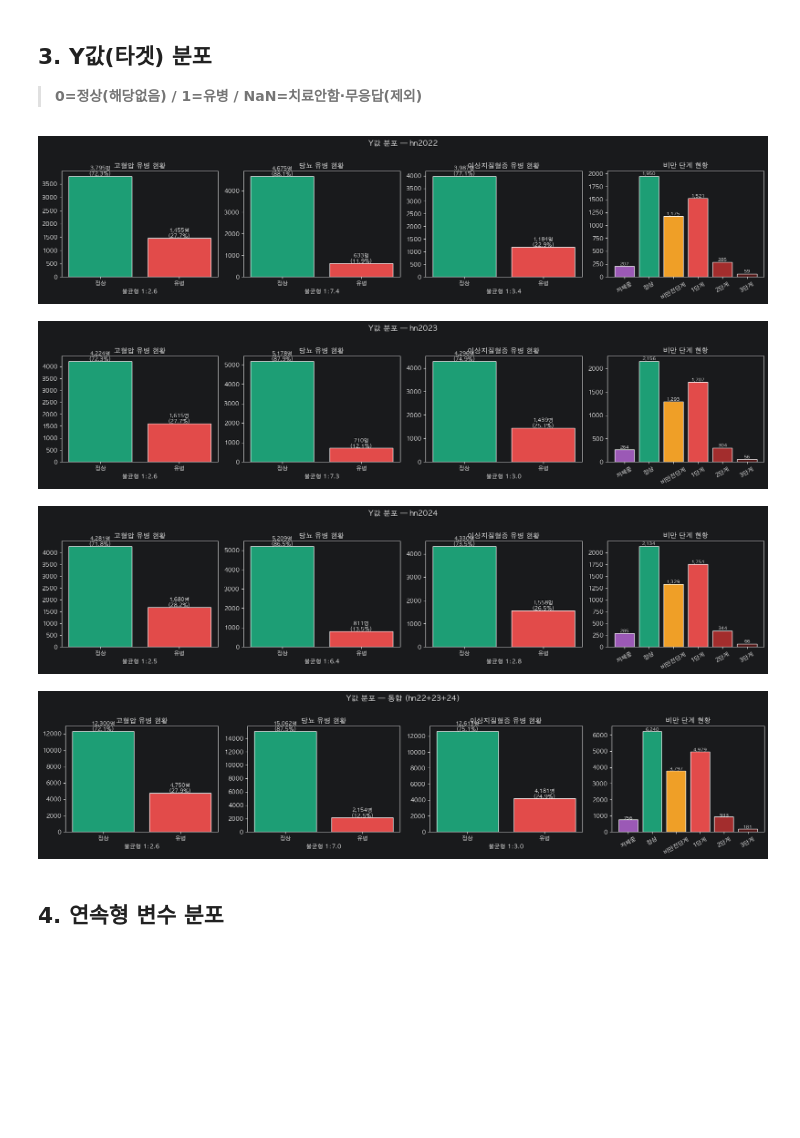
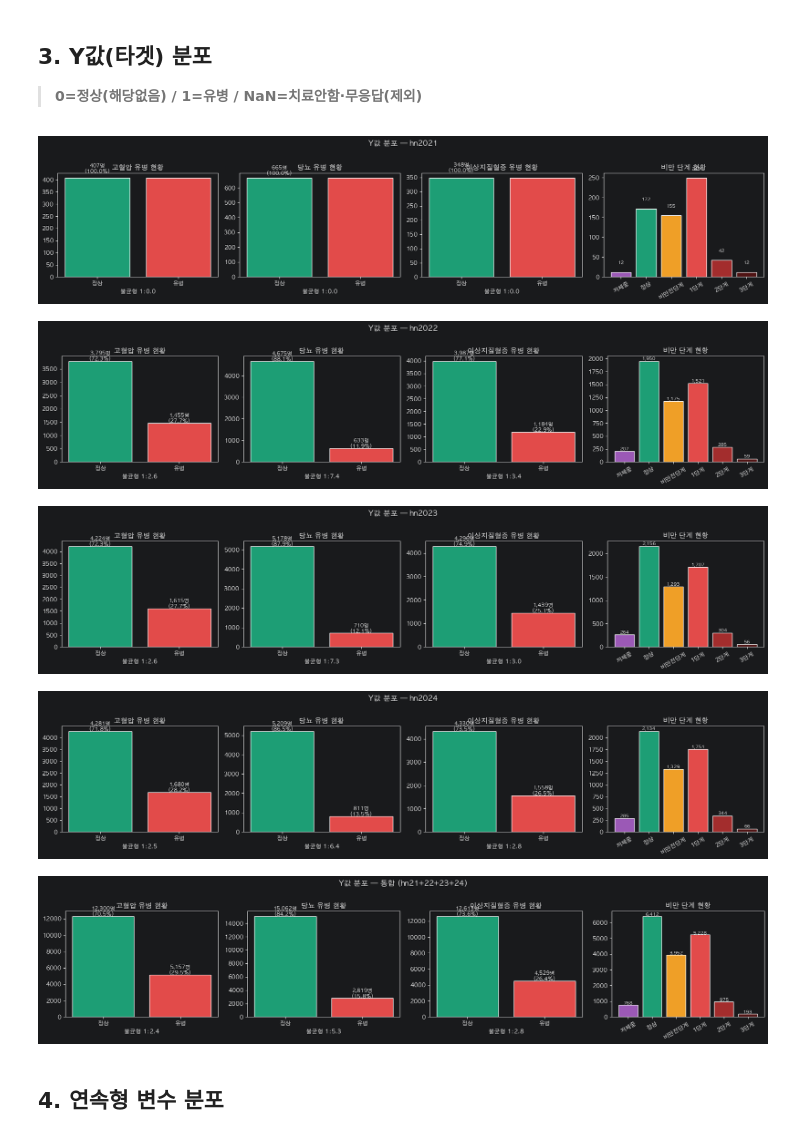
Before and after one commit to AI-HealthCare-03/AH_03_03, a Jupyter notebook: ai_worker/ml/files/hn_all_eda.ipynb, the cells around one changed output. Drawn from its saved outputs; the diff is of its cells as text; code cells hidden in the pictures; blank space fills up the shorter version.

```diff
--- a/ai_worker/ml/files/hn_all_eda.ipynb
+++ b/ai_worker/ml/files/hn_all_eda.ipynb
@@ -69,6 +69,19 @@ for year, path in PATHS.items():
     dfs.append(df_tmp)
     print(f"hn{year} 로드 완료 | shape: {df_tmp.shape}")
 
+# hn21 당뇨 행 추가
+df21 = pd.read_csv(f"{DATA_DIR}/hn21_diabetes_DE1pr.csv", usecols=USE_COLS_SAS)
+df21 = df21.rename(columns=COL_RENAME)
+for c in INT_COLS:
+    if c in df21.columns:
+        df21[c] = pd.to_numeric(df21[c], errors="coerce")
+df21 = df21[df21["나이"] >= 19].reset_index(drop=True)
+df21 = df21.drop(columns=["ID"], errors="ignore")
+df21["연도"] = 2021
+for col in ["고혈압유병","당뇨유병","이상지질혈증유병"]:
+    df21[col] = df21[col].map({1.0:1, 1:1, 8.0:0, 8:0})
+
+dfs.append(df21)
 df = pd.concat(dfs, ignore_index=True)
 
 # 타겟 이진화: 1=유병 / 8→0=정상 / 0·9→NaN
@@ -156,39 +169,40 @@ def plot_y_dist(data, title_suffix=""):
         vc = data[col].value_counts().sort_index()
         n_total = vc.sum()
         bars = ax.bar(["정상","유병"], vc.values, color=["#1D9E75","#E24B4A"], edgecolor="white")
         ax.set_title(f"{title} 유병 현황")
         for bar, val in zip(bars, vc.values):
             ax.text(bar.get_x()+bar.get_width()/2, bar.get_height()+20,
                     f"{val:,}명\n({val/n_total*100:.1f}%)", ha="center", fontsize=9)
         n1=vc.get(1,0); n0=vc.get(0,0)
         ax.set_xlabel(f"불균형 1:{n0/n1:.1f}" if n1>0 else "")
 
     obe = data["비만단계"].value_counts().sort_index().dropna()
     obe_labels = {1:"저체중",2:"정상",3:"비만전단계",4:"1단계",5:"2단계",6:"3단계"}
     obe.index = [obe_labels.get(int(i), str(i)) for i in obe.index]
     axes[3].bar(obe.index, obe.values,
                 color=["#9B59B6","#1D9E75","#EF9F27","#E24B4A","#A32D2D","#501313"],
                 edgecolor="white")
     axes[3].set_title("비만 단계 현황")
     axes[3].tick_params(axis="x", rotation=30)
     for i, v in enumerate(obe.values):
         axes[3].text(i, v+20, f"{v:,}", ha="center", fontsize=8)
 
     plt.suptitle(f"Y값 분포 {title_suffix}", fontsize=13, y=1.02)
     plt.tight_layout()
     plt.show()
 
 # 연도별 따로
-for year in [2022, 2023, 2024]:
+for year in [2021,2022, 2023, 2024]:
     plot_y_dist(df[df["연도"]==year], f"— hn{year}")
 
 # 전체 합쳐서
-plot_y_dist(df, "— 통합 (hn22+23+24)")
+plot_y_dist(df, "— 통합 (hn21+22+23+24)")
 # %% [output]
-[figure, old version]
+[figure, new version]
-[figure, old version]
+[figure, new version]
-[figure, old version]
+[figure, new version]
-[figure, old version]
+[figure, new version]
+[figure, added]
 # %% [markdown]
 ## 4. 연속형 변수 분포
 # %%
```
Also changed, not shown: parts of 8 cells of this notebook, 2 other files.
